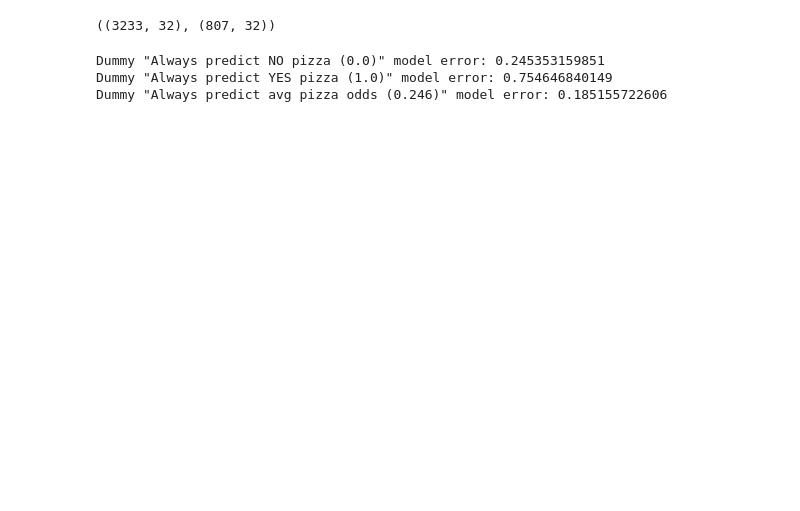
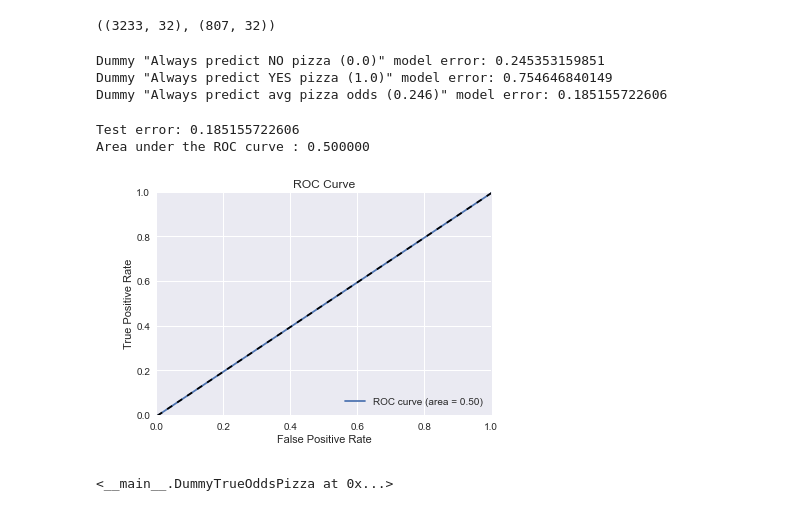
Before and after one commit to anantzoid/kaggle-pizza, a Jupyter notebook: Everett - Modelling.ipynb, the cells around one changed output. Drawn from its saved outputs; the diff is of its cells as text; code cells hidden in the pictures; blank space fills up the shorter version.

```diff
--- a/Everett - Modelling.ipynb
+++ b/Everett - Modelling.ipynb
@@ -89,6 +90,32 @@ print 'Dummy "Always predict avg pizza odds (%.3f)" model error:' % df_train['re
 Dummy "Always predict NO pizza (0.0)" model error: 0.245353159851
 Dummy "Always predict YES pizza (1.0)" model error: 0.754646840149
 Dummy "Always predict avg pizza odds (0.246)" model error: 0.185155722606
+# %%
+def build_and_test(model_class):
+    model = model_class(df_train)
+    y = model.predict(df_test)
+    print 'Test error:', error(y, y_test)
+    fpr, tpr, thresholds = roc_curve(y_test, y)
+    roc_auc = auc(fpr, tpr)
+    print "Area under the ROC curve : %f" % roc_auc
+    # Plot ROC curve
+    plt.plot(fpr, tpr, label='ROC curve (area = %0.2f)' % roc_auc)
+    plt.plot([0, 1], [0, 1], 'k--')
+    plt.xlim([0.0, 1.0])
+    plt.ylim([0.0, 1.0])
+    plt.xlabel('False Positive Rate')
+    plt.ylabel('True Positive Rate')
+    plt.title('ROC Curve')
+    plt.legend(loc="lower right")
+    plt.show()
+    return model
+# %%
+build_and_test(DummyTrueOddsPizza)
+# %% [output]
+Test error: 0.185155722606
+Area under the ROC curve : 0.500000
+[figure, added]
+<__main__.DummyTrueOddsPizza at 0x...>
 # %%
 def safelog10(value, negval=-1):
     if value <= 0:
```
Also changed, not shown: parts of 11 cells of this notebook.
